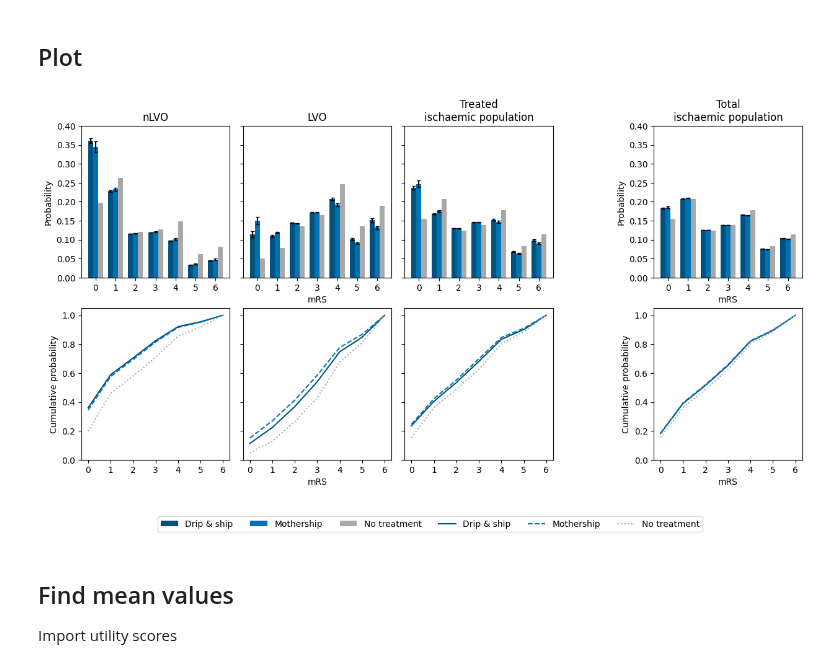
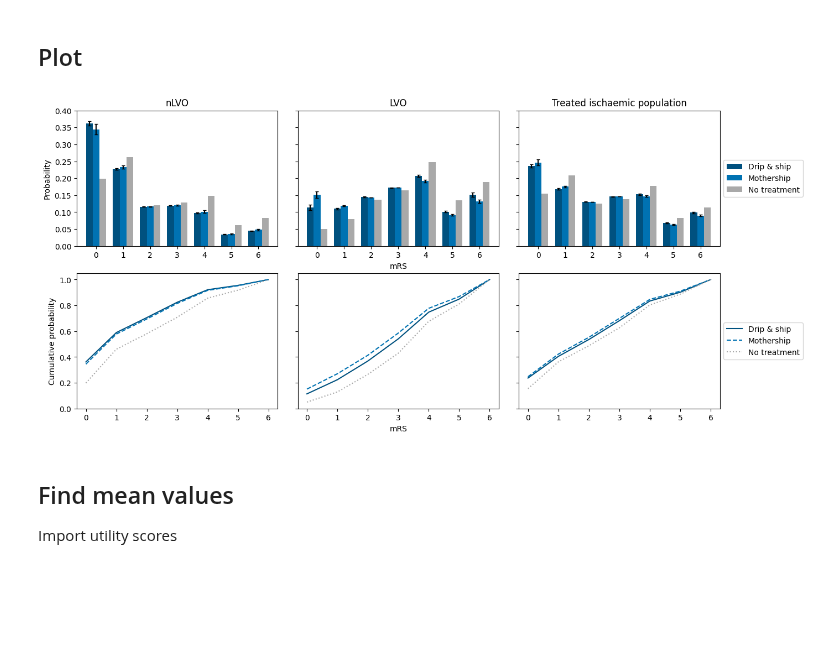
Before and after one commit to samuel-book/stroke_outcome, a Jupyter notebook: england_wales/03_national_mrs_dists.ipynb, the cells around one changed output. Saved outputs shown, nothing was run; the diff lists cells and outputs as text; code cells hidden in the pictures; blank space fills up the shorter version.

Commit message:
Reran paper figures, consistent layout

```diff
--- a/england_wales/03_national_mrs_dists.ipynb
+++ b/england_wales/03_national_mrs_dists.ipynb
@@ -215,13 +215,13 @@ colour_drip = '#00517f'   # seaborn colorblind blue darker
 colour_moth = '#0072b2'  # seaborn colorblind blue
 colour_no_treat = 'DarkGray'
 # %%
-fig, axs = plt.subplots(2, 5, figsize=(15, 7), gridspec_kw={'wspace': 0.1, 'width_ratios':[1, 1, 1, 0.5, 1]})
+fig, axs = plt.subplots(2, 3, figsize=(15, 7), gridspec_kw={'wspace': 0.1})
 
 bar_width = 0.25
 offsets = [-bar_width, 0.0, bar_width]
 
 legend_drawn = False
-for c, cohort in enumerate(['nlvo_ivt', 'lvo_mix', 'weighted', 'weighted_treated']):
+for c, cohort in enumerate(['nlvo_ivt', 'lvo_mix', 'weighted_treated']):
     dist_drip = dict_drip_ship[cohort]['values']
     std_drip = dict_drip_ship[cohort]['std']
     dist_cumsum_drip = dict_drip_ship[cohort]['cumsum']
@@ -244,11 +244,11 @@ for c, cohort in enumerate(['nlvo_ivt', 'lvo_mix', 'weighted', 'weighted_treated
         ax_cumsum = axs[1, 2]
         dist_no_treat = dict_no_treat['weighted_treated']['values']
         dist_cumsum_no_treat = dict_no_treat['weighted_treated']['cumsum']
-    else:
-        ax = axs[0, -1]
-        ax_cumsum = axs[1, -1]
-        dist_no_treat = dict_no_treat['weighted']['values']
-        dist_cumsum_no_treat = dict_no_treat['weighted']['cumsum']
+    # else:
+    #     ax = axs[0, -1]
+    #     ax_cumsum = axs[1, -1]
+    #     dist_no_treat = dict_no_treat['weighted']['values']
+    #     dist_cumsum_no_treat = dict_no_treat['weighted']['cumsum']
 
     ax.bar(
         np.arange(7) + offsets[0], dist_drip, yerr=std_drip, capsize=2.0,
@@ -262,47 +262,48 @@ for c, cohort in enumerate(['nlvo_ivt', 'lvo_mix', 'weighted', 'weighted_treated
         np.arange(7) + offsets[2], dist_no_treat,
         facecolor=colour_no_treat, label='No treatment', width=bar_width
         )
 
     ax_cumsum.plot(np.arange(7), dist_cumsum_drip, color=colour_drip, linestyle='-', label='Drip & ship')
     ax_cumsum.plot(np.arange(7), dist_cumsum_moth, color=colour_moth, linestyle='--', label='Mothership')
     ax_cumsum.plot(np.arange(7), dist_cumsum_no_treat, color=colour_no_treat, linestyle=':', label='No treatment')
 
-    if legend_drawn is False:
-        fig.legend(bbox_to_anchor=(0.5, -0.01), loc='upper center', ncol=6)
+    if c == 2:
+        ax.legend(bbox_to_anchor=(1.0, 0.5), loc='center left')
+        ax_cumsum.legend(bbox_to_anchor=(1.0, 0.5), loc='center left')
         legend_drawn = True
 
 for i, ax_list in enumerate(axs):
     ylim = [0, 0.4] if i == 0 else [0.0, 1.05]
     for j, ax in enumerate(ax_list):
         ax.set_ylim(*ylim)
         ax.set_xticks(range(7))
-        if (j > 0) & (j < len(ax_list) - 1):
+        if (j > 0):  # & (j < len(ax_list) - 1):
             ax.set_yticklabels([])
 
 axs[0, 0].set_title('nLVO')
 axs[0, 1].set_title('LVO')
-axs[0, 2].set_title('Treated\nischaemic population')
-axs[0, -1].set_title('Total\nischaemic population')
+axs[0, 2].set_title('Treated ischaemic population')
+# axs[0, -1].set_title('Total\nischaemic population')
 
 axs[0, 0].set_ylabel('Probability')
-axs[0, -1].set_ylabel('Probability')
-axs[0, -1].yaxis.set_tick_params(labelleft=True)  # turn the tick labels back on
+# axs[0, -1].set_ylabel('Probability')
+# axs[0, -1].yaxis.set_tick_params(labelleft=True)  # turn the tick labels back on
 axs[0, 1].set_xlabel('mRS')
-axs[0, -1].set_xlabel('mRS')
+# axs[0, -1].set_xlabel('mRS')
 
 axs[1, 0].set_ylabel('Cumulative probability')
-axs[1, -1].set_ylabel('Cumulative probability')
-axs[1, -1].yaxis.set_tick_params(labelleft=True)  # turn the tick labels back on
+# axs[1, -1].set_ylabel('Cumulative probability')
+# axs[1, -1].yaxis.set_tick_params(labelleft=True)  # turn the tick labels back on
 axs[1, 1].set_xlabel('mRS')
-axs[1, -1].set_xlabel('mRS')
+# axs[1, -1].set_xlabel('mRS')
 
-axs[0, 3].axis('off')
-axs[1, 3].axis('off')
+# axs[0, 3].axis('off')
+# axs[1, 3].axis('off')
 
 plt.savefig(os.path.join(dir_output, 'mrs_dists_redirection_areas.png'), bbox_inches='tight')
 plt.show()
 # %% [output]
-[figure, old version]
+[figure, new version]
 # %% [markdown]
 ## Find mean values
 
```
Also changed, not shown: 4 other files.
